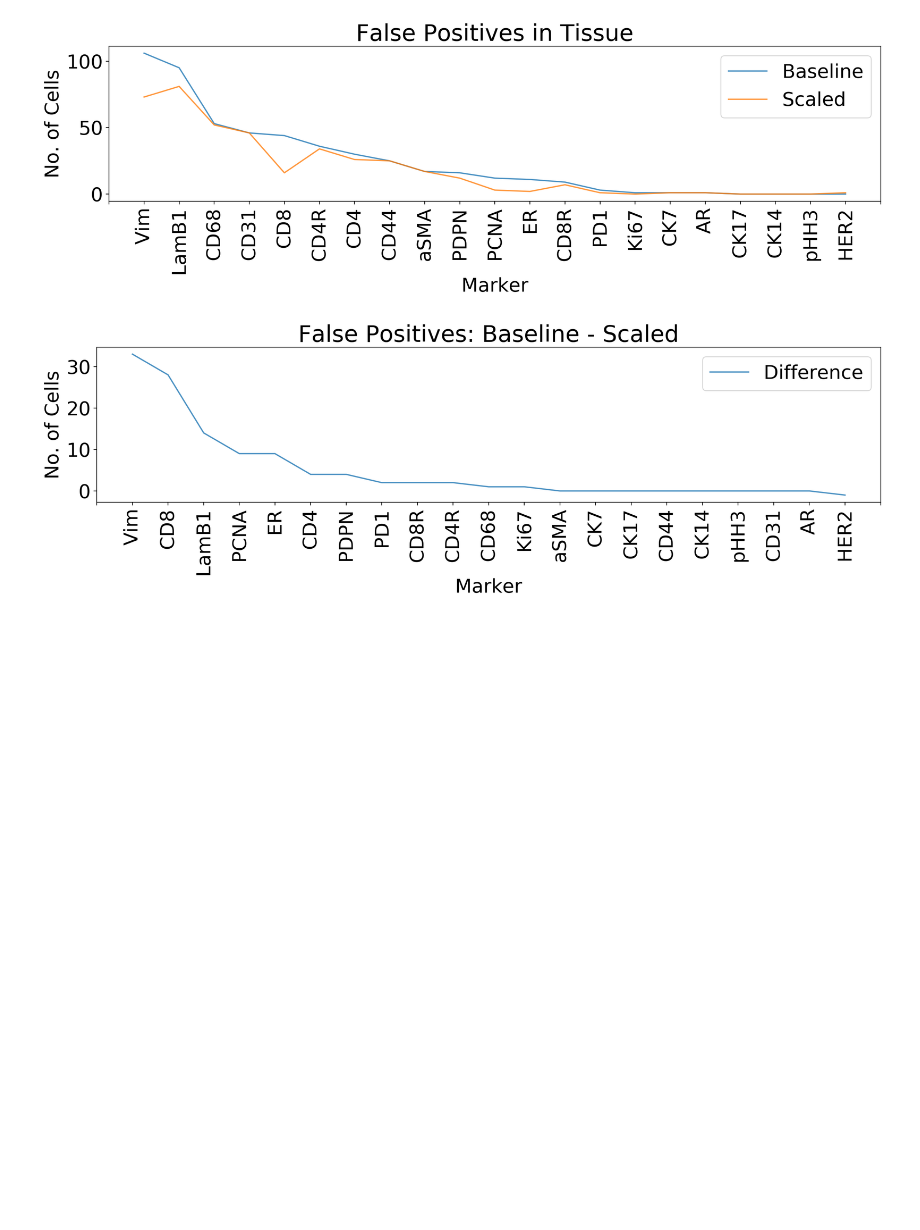
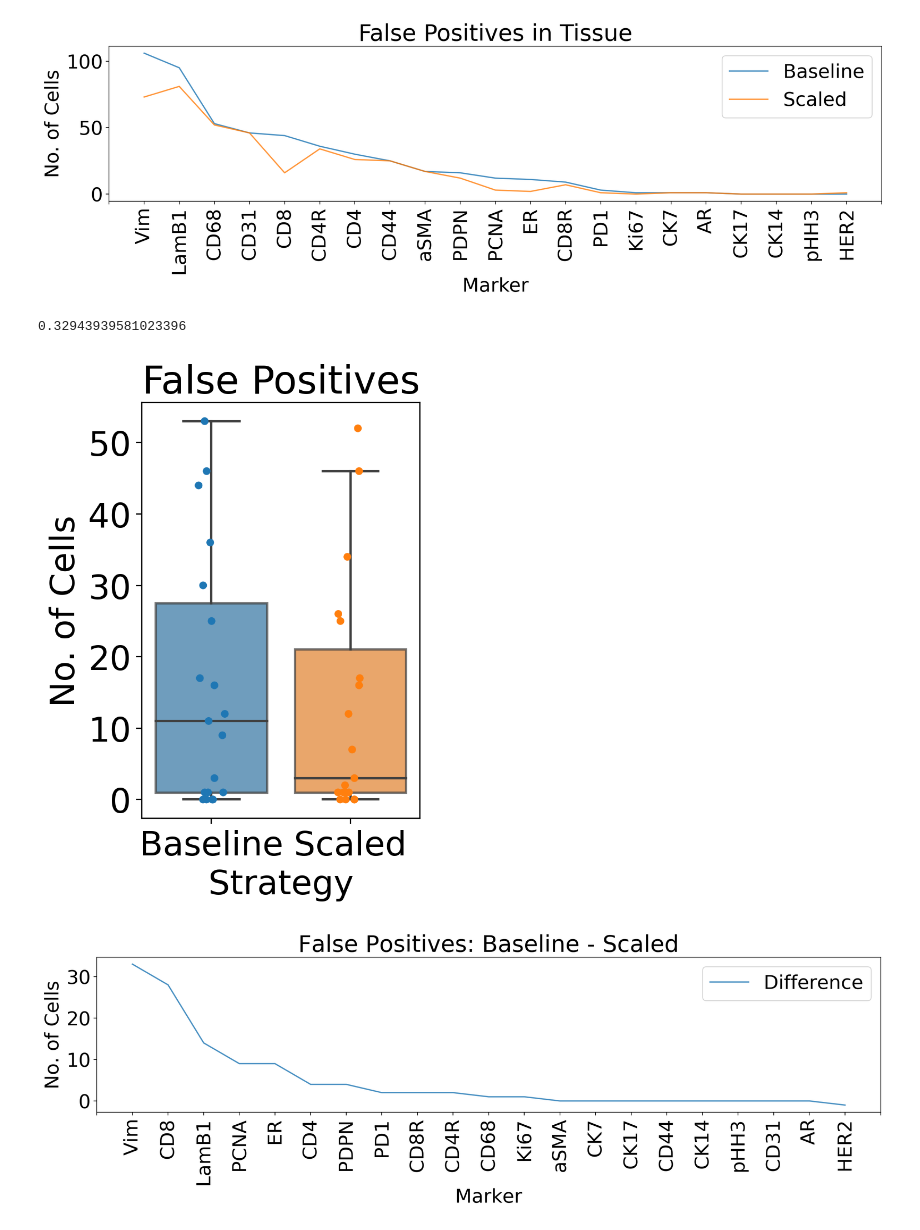
Before and after one commit to engjen/cycIF_Validation, a Jupyter notebook: Fig2_44290-146_subtractAF_scale_by_round.ipynb, the cells around one changed output. Saved outputs shown, nothing was run; the diff lists cells and outputs as text; code cells hidden in the pictures; blank space fills up the shorter version.

```diff
--- a/Fig2_44290-146_subtractAF_scale_by_round.ipynb
+++ b/Fig2_44290-146_subtractAF_scale_by_round.ipynb
@@ -104,6 +106,32 @@ plt.tight_layout()
 fig.savefig(f'{codedir}/Figures/44290-146/ScaledvsR8Q_44290_lineplot.png')
 # %% [output]
 [figure]
+# %%
+ls_marker = ['CD8', 'CD4', 'PCNA', 'HER2', 'ER', 'pHH3', 'CK14', 'CD44',
+       'CK7', 'PD1', 'aSMA', 'CD68', 'Ki67', 'CK17', 'PDPN', 'CD31',
+       'CD8R', 'CD4R',  'AR']
+#'Vim','LamB1',# segmentation of nuclear envelope and fibroblasts not very good, these FP are unreliable
+# %%
+#not significant in this tissue
+stat, p = stats.mannwhitneyu(x=df_t.loc[ls_marker,'R8Q_FP'].values, y=df_t.loc[ls_marker,'Scaled_FP'].values)
+p
+# %% [output]
+0.32943939581023396
+# %%
+#plot false positives
+fig, ax = plt.subplots(figsize=(4,5.5),dpi=200)
+df_long = df_t.loc[ls_marker,['R8Q_FP','Scaled_FP']].melt()
+sns.boxplot(data=df_long,x='variable',y='value',showfliers=False, boxprops=dict(alpha=.7))
+sns.stripplot(data=df_long,x='variable',y='value')
+ax.set_xticklabels(['Baseline','Scaled'])
+ax.set_title('False Positives',fontsize=25)
+ax.set_ylabel('No. of Cells')
+ax.set_xlabel('Strategy')
+#ax.legend(['Baseline','Scaled'])
+plt.tight_layout()
+fig.savefig(f'{codedir}/Figures/44290-146/ScaledvsR8Q_44290_boxplot.png')
+# %% [output]
+[figure, added]
 # %%
 #plot false positives
 ls_labels = df_t.loc[ls_marker,'Diff'].sort_values(ascending=False).dropna().index.tolist()
```
Also changed, not shown: parts of 2 cells of this notebook, 1 other file.
